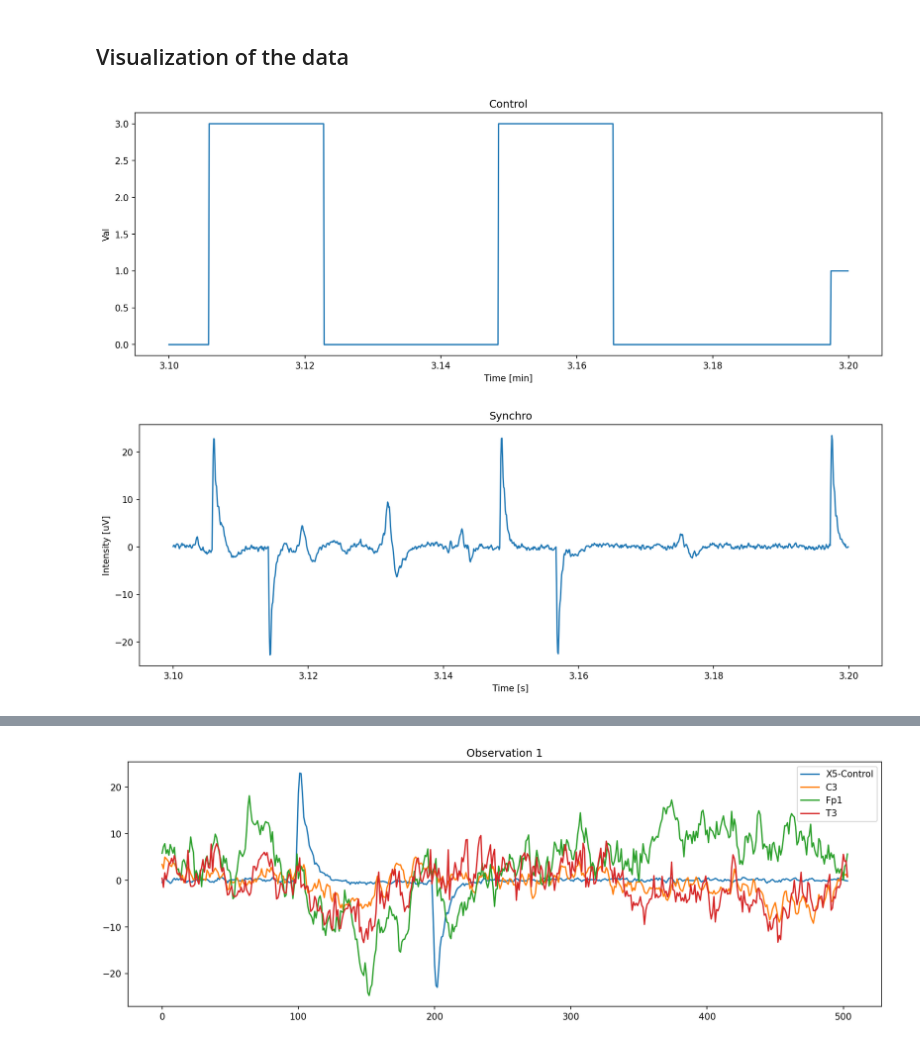
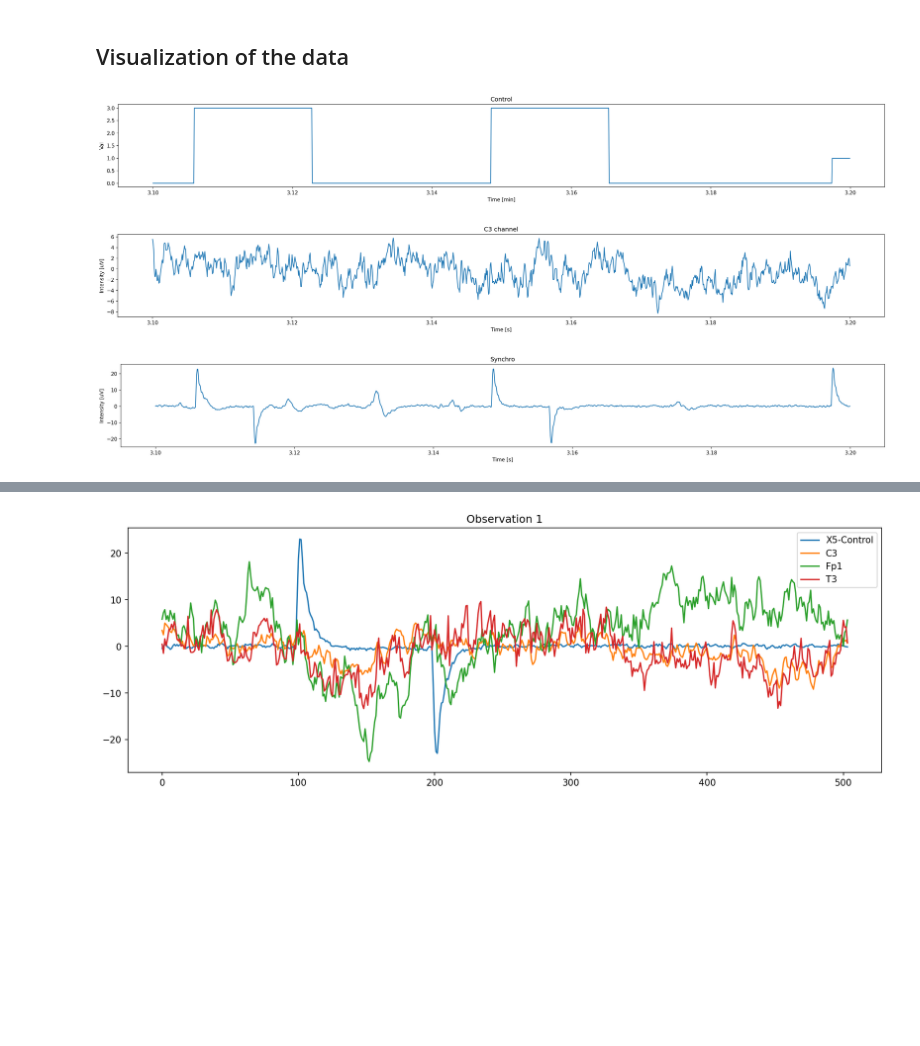
Before and after one commit to AndresMSE/DCD-Proyecto-Final, a Jupyter notebook: Data Extraction.ipynb, the cells around one changed output, grey strips where cells are left out. Cells and saved outputs as stored; diff of their text form; code cells hidden in the pictures; blank space fills up the shorter version.

```diff
--- a/Data Extraction.ipynb
+++ b/Data Extraction.ipynb
@@ -45,30 +45,31 @@ vis_x5 = data['SubjectA1601083StLRHand']['X5']
 # %%
 sf = 200 #1/s
 t = np.arange(0,len(vis_control)/200,1/200)
-plt.rcParams['figure.figsize'] = (15, 5)
+plt.rcParams['figure.figsize'] = (27, 3)
 plt.rcParams['figure.dpi'] = (150)
 minutes = lambda s: round(s*60*sf)
 t_i = 3.1
 # t_f = round(len(vis_control)/(200*60))
 t_f = 3.2
 plt.plot(t[minutes(t_i):minutes(t_f)]/60,vis_control[minutes(t_i):minutes(t_f)])
 plt.xlabel('Time [min]')
 plt.ylabel('Val')
 plt.title('Control')
 plt.show()
-# plt.plot(t[minutes(t_i):minutes(t_f)]/60,vis_c3[minutes(t_i):minutes(t_f)])
-# plt.xlabel('Time [s]')
-# plt.ylabel('Intensity [uV]')
-# plt.title('C3 channel')
+plt.plot(t[minutes(t_i):minutes(t_f)]/60,vis_c3[minutes(t_i):minutes(t_f)])
+plt.xlabel('Time [s]')
+plt.ylabel('Intensity [uV]')
+plt.title('C3 channel')
 plt.show()
 plt.plot(t[minutes(t_i):minutes(t_f)]/60,vis_x5[minutes(t_i):minutes(t_f)])
 plt.xlabel('Time [s]')
 plt.title('Synchro')
 plt.ylabel('Intensity [uV]')
 plt.show()
 # %% [output]
-[figure, old version]
+[figure, new version]
-[figure, old version]
+[figure, new version]
+[figure, added]
 # %%
 # Useful function to get the correct order of appearance of the sign change (activation/deactivation of the signal)
 def gen_series(arr,odd=True):
```
Also changed, not shown: 2 other files.
